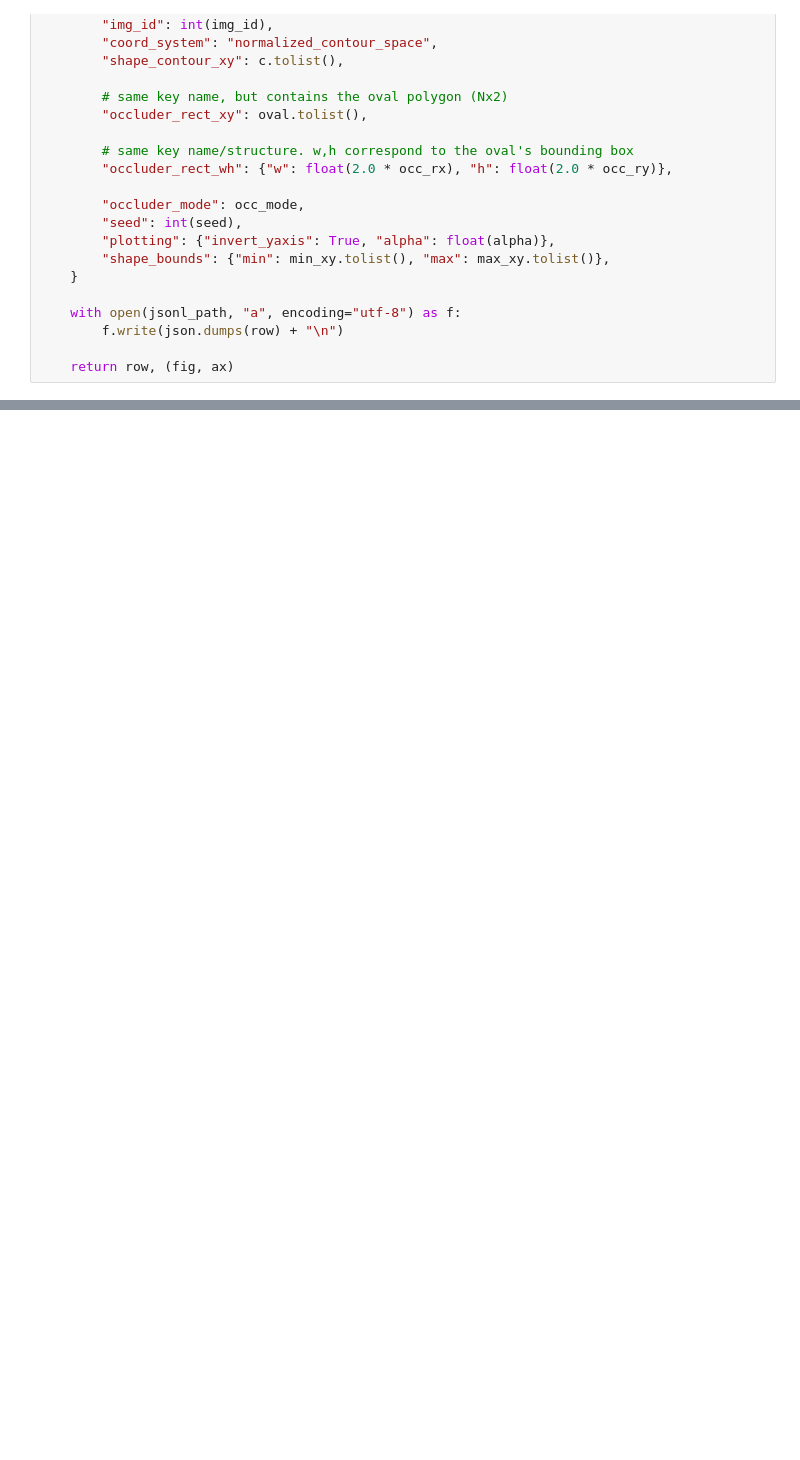
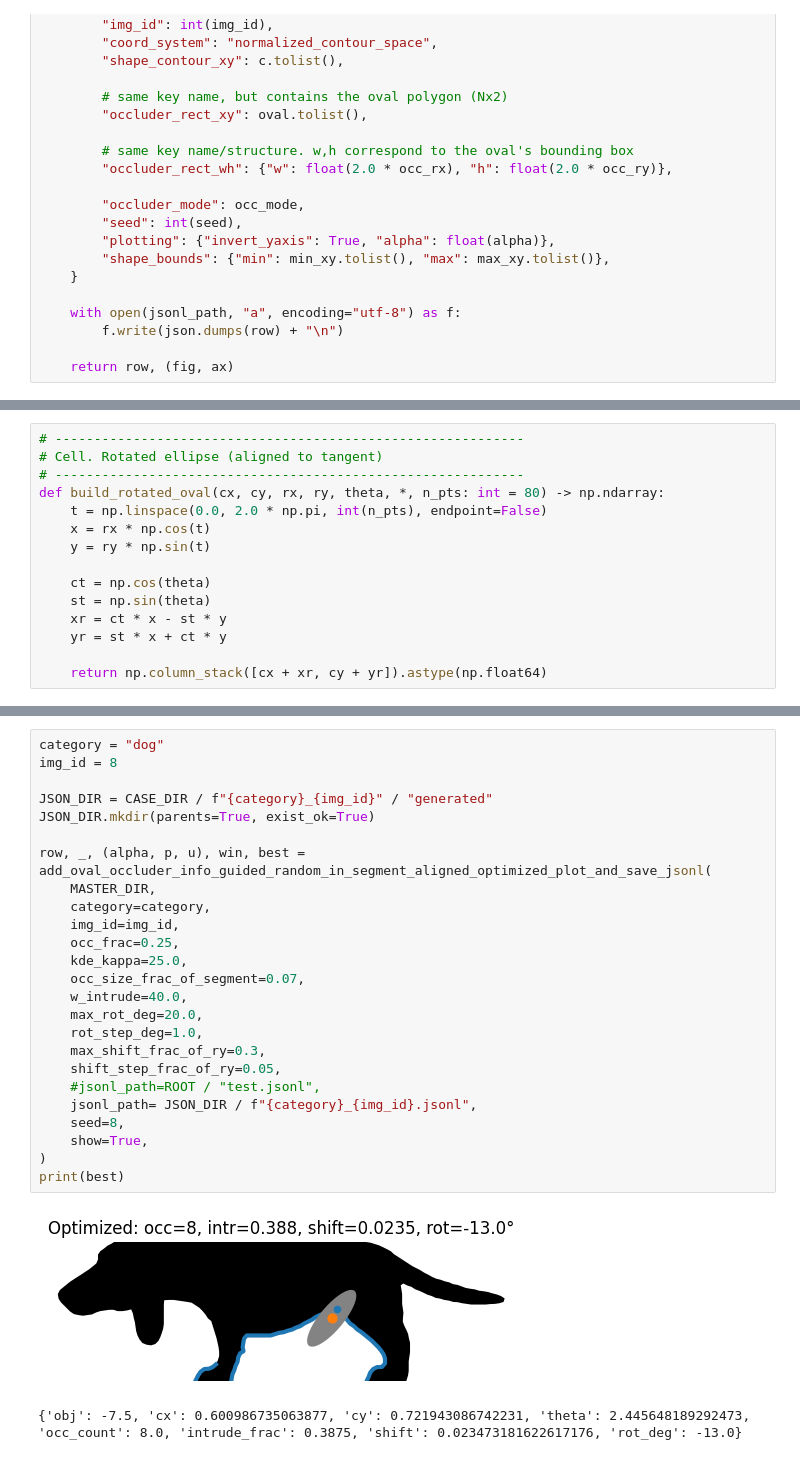
Before and after one commit to 05d762de69/monte-carlo-selection, a Jupyter notebook: notebooks/00_select new shape.ipynb, the cells around one changed output, grey strips where cells are left out. Saved outputs shown, nothing was run; the diff lists cells and outputs as text; blank space fills up the shorter version.

```diff
--- a/notebooks/00_select new shape.ipynb
+++ b/notebooks/00_select new shape.ipynb
@@ -191,0 +449,15 @@ row, _ = add_oval_occluder_normcoords_plot_and_save_jsonl(
+# %%
+# ------------------------------------------------------------
+# Cell. Rotated ellipse (aligned to tangent)
+# ------------------------------------------------------------
+def build_rotated_oval(cx, cy, rx, ry, theta, *, n_pts: int = 80) -> np.ndarray:
+    t = np.linspace(0.0, 2.0 * np.pi, int(n_pts), endpoint=False)
+    x = rx * np.cos(t)
+    y = ry * np.sin(t)
+
+    ct = np.cos(theta)
+    st = np.sin(theta)
+    xr = ct * x - st * y
+    yr = st * x + ct * y
+
+    return np.column_stack([cx + xr, cy + yr]).astype(np.float64)
@@ -191,0 +1214,28 @@ row, _ = add_oval_occluder_normcoords_plot_and_save_jsonl(
+# %%
+category = "dog"
+img_id = 8
+
+JSON_DIR = CASE_DIR / f"{category}_{img_id}" / "generated"
+JSON_DIR.mkdir(parents=True, exist_ok=True)
+
+row, _, (alpha, p, u), win, best = add_oval_occluder_info_guided_random_in_segment_aligned_optimized_plot_and_save_jsonl(
+    MASTER_DIR,
+    category=category,
+    img_id=img_id,
+    occ_frac=0.25,
+    kde_kappa=25.0,
+    occ_size_frac_of_segment=0.07,
+    w_intrude=40.0,
+    max_rot_deg=20.0,
+    rot_step_deg=1.0,
+    max_shift_frac_of_ry=0.3,
+    shift_step_frac_of_ry=0.05,
+    #jsonl_path=ROOT / "test.jsonl",
+    jsonl_path= JSON_DIR / f"{category}_{img_id}.jsonl",
+    seed=8,
+    show=True,
+)
+print(best)
+# %% [output]
+[figure, added]
+{'obj': -7.5, 'cx': 0.600986735063877, 'cy': 0.721943086742231, 'theta': 2.445648189292473, 'occ_count': 8.0, 'intrude_frac': 0.3875, 'shift': 0.023473181622617176, 'rot_deg': -13.0}
```
Also changed, not shown: parts of 14 cells of this notebook, 3 other files.
